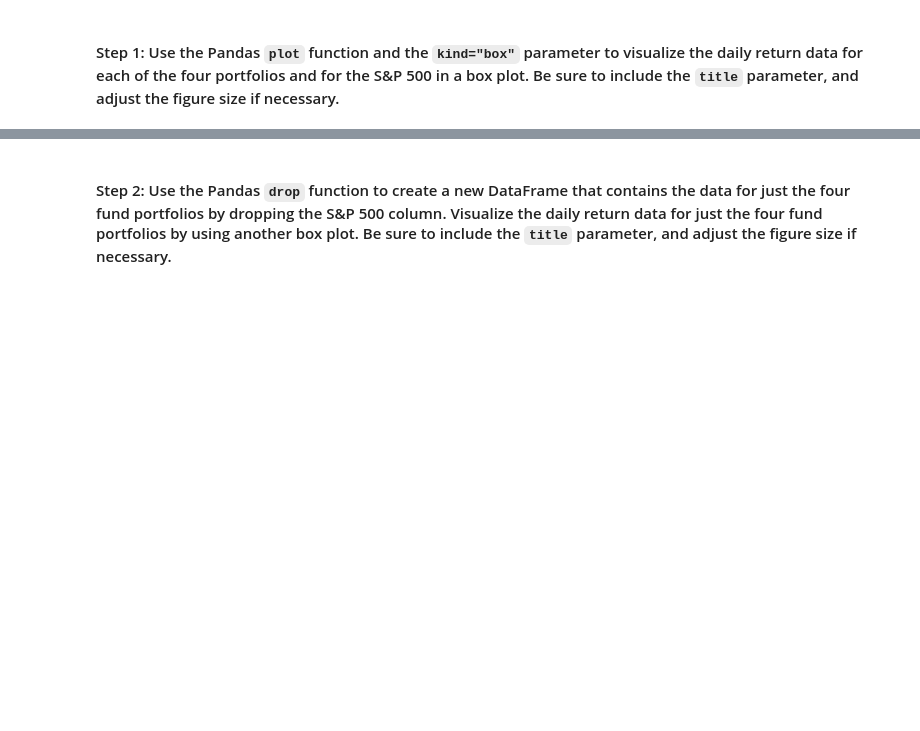
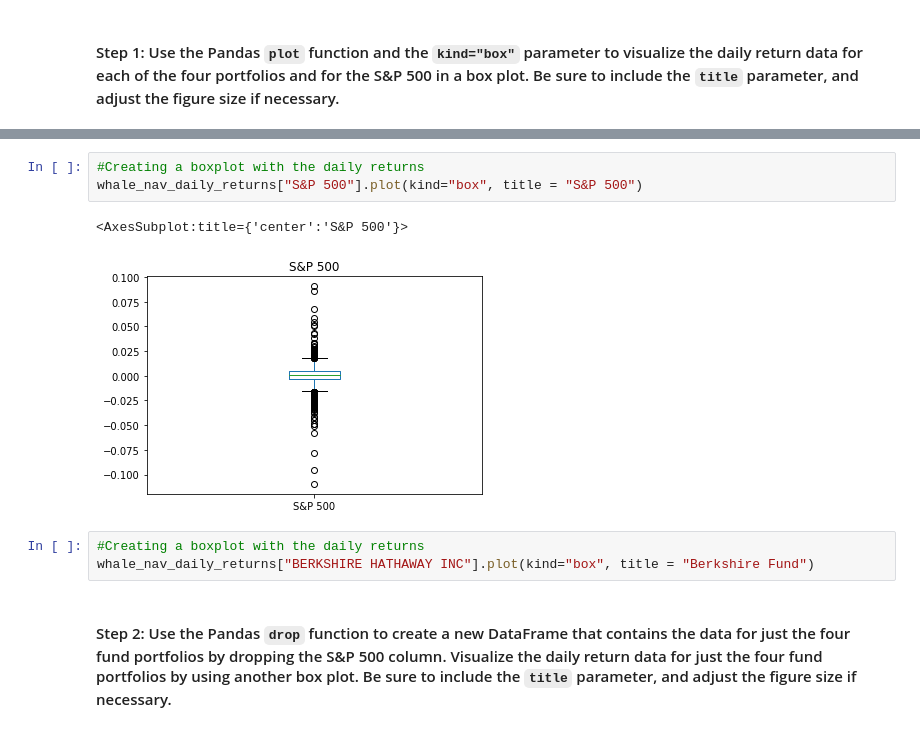
Before and after one commit to ndanialy/Risk_Return_Repository, a Jupyter notebook: risk_return_analysis.ipynb, the cells around one changed output, grey strips where cells are left out. Saved outputs shown, nothing was run; the diff lists cells and outputs as text; blank space fills up the shorter version.

```diff
--- a/risk_return_analysis.ipynb
+++ b/risk_return_analysis.ipynb
@@ -230,3 +248,12 @@ Analyze the volatility of each of the four fund portfolios and of the S&P 500 In
+# %%
+#Creating a boxplot with the daily returns
+whale_nav_daily_returns["S&P 500"].plot(kind="box", title = "S&P 500")
+# %% [output]
+<AxesSubplot:title={'center':'S&P 500'}>
+[figure, added]
+# %%
+#Creating a boxplot with the daily returns
+whale_nav_daily_returns["BERKSHIRE HATHAWAY INC"].plot(kind="box", title = "Berkshire Fund")
 # %% [markdown]
 #### Step 2: Use the Pandas `drop` function to create a new DataFrame that contains the data for just the four fund portfolios by dropping the S&P 500 column. Visualize the daily return data for just the four fund portfolios by using another box plot. Be sure to include the `title` parameter, and adjust the figure size if necessary.
 # %%
```
Also changed, not shown: parts of 5 cells of this notebook.
